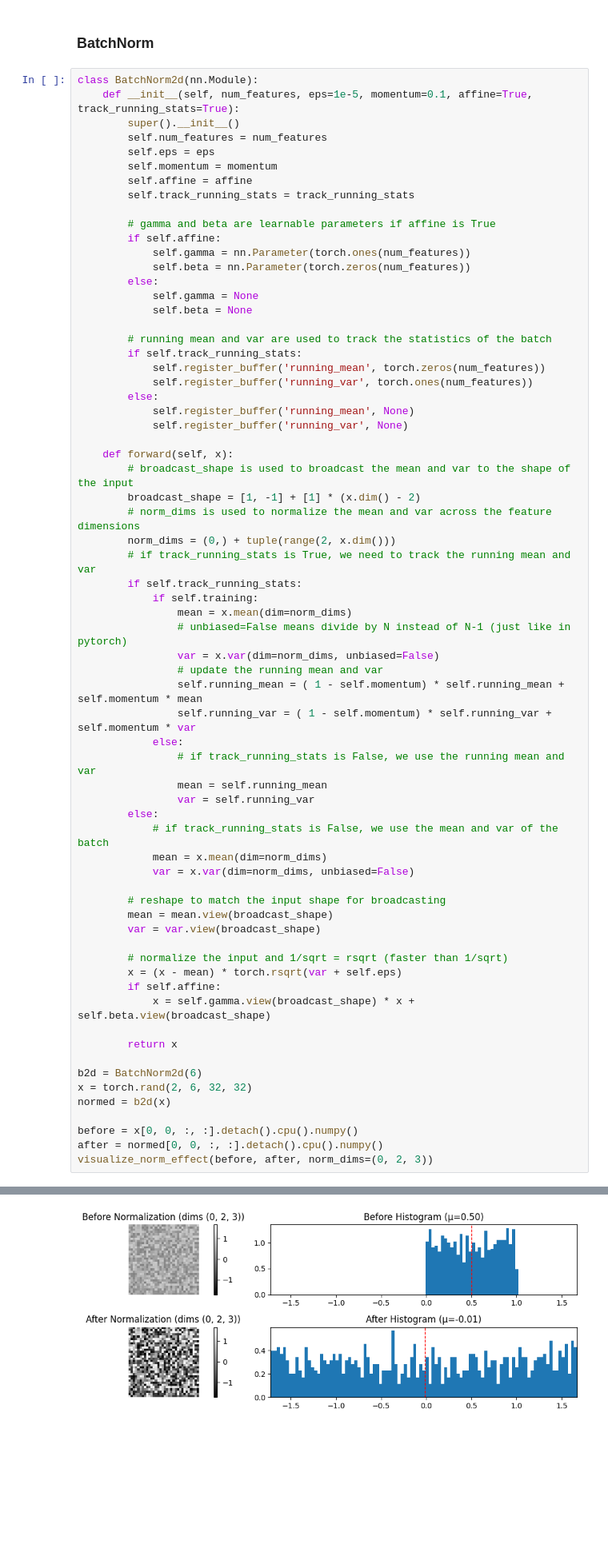
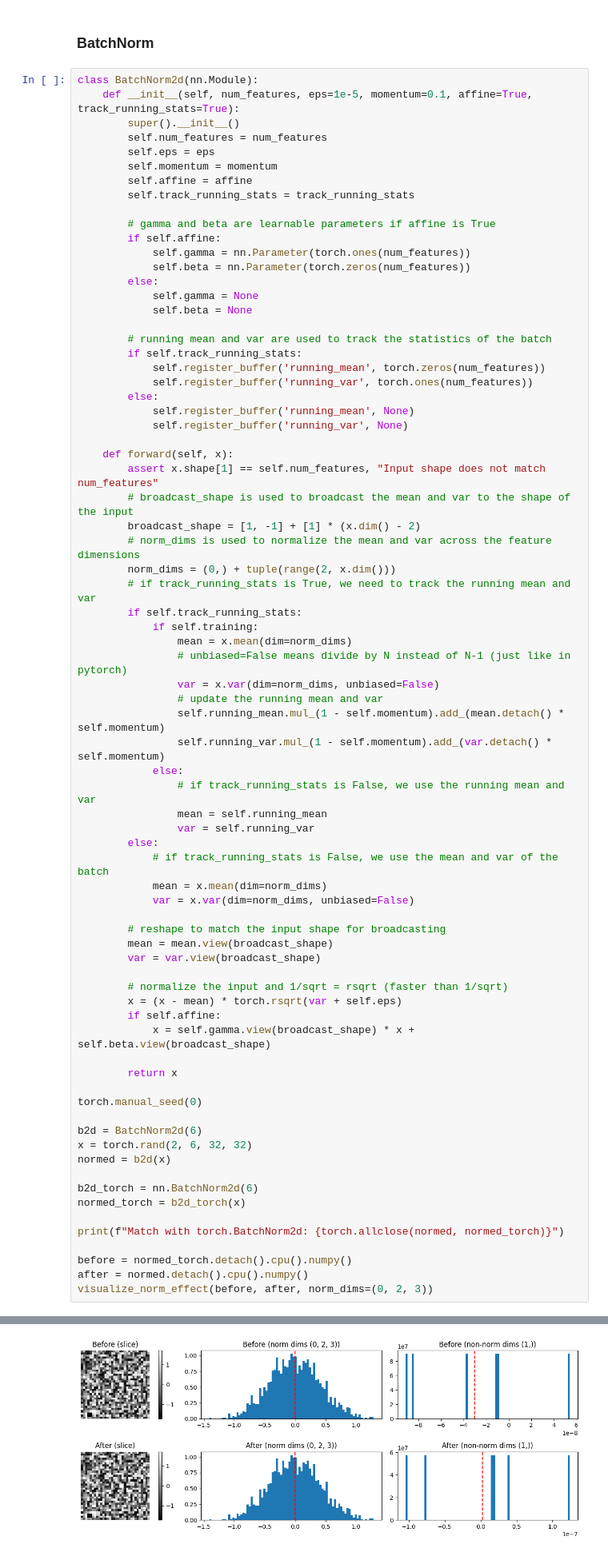
Before and after one commit to mohanen/deep-learning-blueprint, a Jupyter notebook: NormalizationLayers.ipynb, the cells around one changed output, grey strips where cells are left out. Shown: that part at 80% size. Drawn from its saved outputs; the diff is of its cells as text; blank space fills up the shorter version.

```diff
--- a/NormalizationLayers.ipynb
+++ b/NormalizationLayers.ipynb
@@ -83,6 +117,7 @@ class BatchNorm2d(nn.Module):
             self.register_buffer('running_var', None)
 
     def forward(self, x):
+        assert x.shape[1] == self.num_features, "Input shape does not match num_features"
         # broadcast_shape is used to broadcast the mean and var to the shape of the input
         broadcast_shape = [1, -1] + [1] * (x.dim() - 2)
         # norm_dims is used to normalize the mean and var across the feature dimensions
@@ -94,8 +129,8 @@ class BatchNorm2d(nn.Module):
                 # unbiased=False means divide by N instead of N-1 (just like in pytorch)
                 var = x.var(dim=norm_dims, unbiased=False)
                 # update the running mean and var
-                self.running_mean = ( 1 - self.momentum) * self.running_mean + self.momentum * mean
-                self.running_var = ( 1 - self.momentum) * self.running_var + self.momentum * var
+                self.running_mean.mul_(1 - self.momentum).add_(mean.detach() * self.momentum)
+                self.running_var.mul_(1 - self.momentum).add_(var.detach() * self.momentum)
             else:
                 # if track_running_stats is False, we use the running mean and var
                 mean = self.running_mean
@@ -116,11 +151,18 @@ class BatchNorm2d(nn.Module):
 
         return x
 
+torch.manual_seed(0)
+
 b2d = BatchNorm2d(6)
 x = torch.rand(2, 6, 32, 32)
 normed = b2d(x)
 
-before = x[0, 0, :, :].detach().cpu().numpy()
-after = normed[0, 0, :, :].detach().cpu().numpy()
+b2d_torch = nn.BatchNorm2d(6)
+normed_torch = b2d_torch(x)
+
+print(f"Match with torch.BatchNorm2d: {torch.allclose(normed, normed_torch)}")
+
+before = normed_torch.detach().cpu().numpy()
+after = normed.detach().cpu().numpy()
 visualize_norm_effect(before, after, norm_dims=(0, 2, 3))
 # %% [output]
@@ -127,4 +170,4 @@ visualize_norm_effect(before, after, norm_dims=(0, 2, 3))
-[figure, old version]
+[figure, new version]
 # %% [markdown]
 ### Below are Work In Progress
 # %% [markdown]
```
Also changed, not shown: parts of 5 cells of this notebook, 1 other file.
